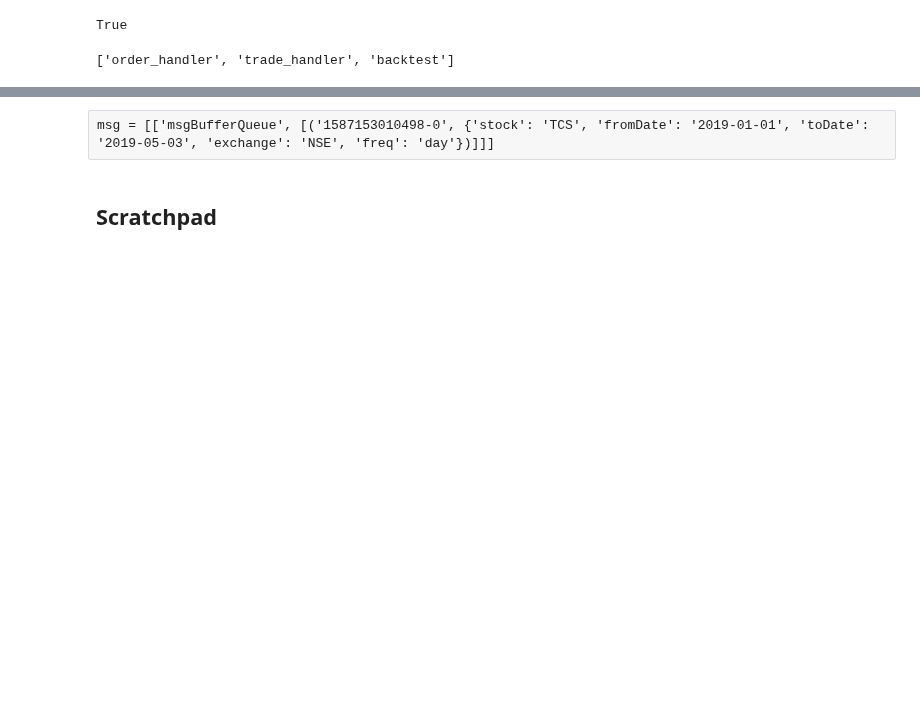
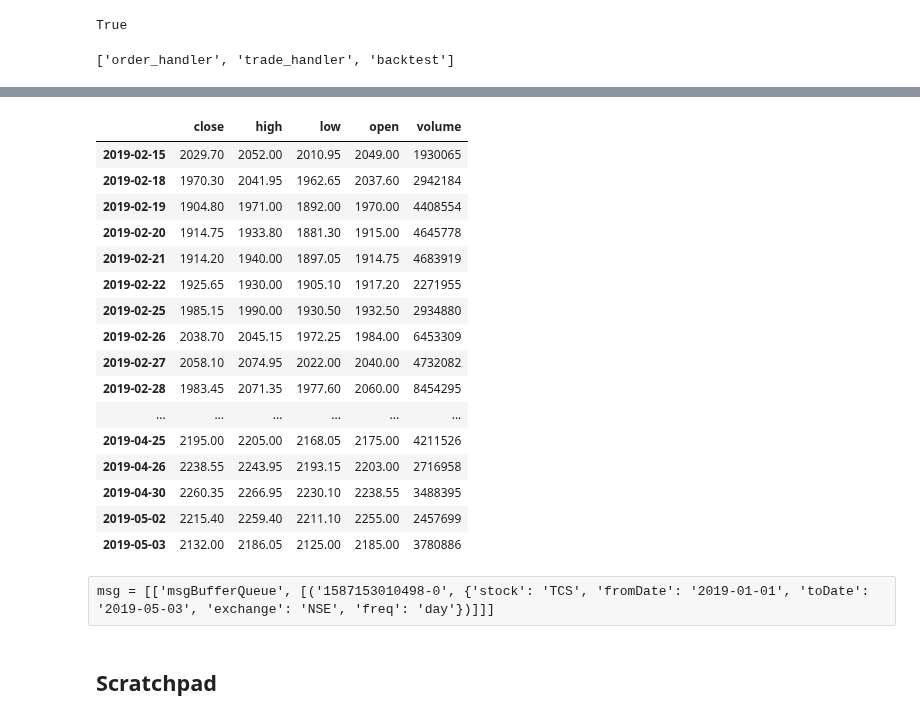
Before and after one commit to suhansaha/algotrader, a Jupyter notebook: src/freedom_v2.ipynb, the cells around one changed output, grey strips where cells are left out. Saved outputs shown, nothing was run; the diff lists cells and outputs as text; code cells hidden in the pictures; blank space fills up the shorter version.

```diff
--- a/src/freedom_v2.ipynb
+++ b/src/freedom_v2.ipynb
@@ -288,3 +270,24 @@ pd.read_json(conn.hget(stock+'_state','ohlc'))
+# %%
+pd.set_option('display.max_rows', 50)
+pd.read_json(conn.hget(stock+'_state','ohlc')).tail(50)
+# %% [output]
+|  | close | high | low | open | volume |
+| 2019-02-15 | 2029.70 | 2052.00 | 2010.95 | 2049.00 | 1930065 |
+| 2019-02-18 | 1970.30 | 2041.95 | 1962.65 | 2037.60 | 2942184 |
+| 2019-02-19 | 1904.80 | 1971.00 | 1892.00 | 1970.00 | 4408554 |
+| 2019-02-20 | 1914.75 | 1933.80 | 1881.30 | 1915.00 | 4645778 |
+| 2019-02-21 | 1914.20 | 1940.00 | 1897.05 | 1914.75 | 4683919 |
+| 2019-02-22 | 1925.65 | 1930.00 | 1905.10 | 1917.20 | 2271955 |
+| 2019-02-25 | 1985.15 | 1990.00 | 1930.50 | 1932.50 | 2934880 |
+| 2019-02-26 | 2038.70 | 2045.15 | 1972.25 | 1984.00 | 6453309 |
+| 2019-02-27 | 2058.10 | 2074.95 | 2022.00 | 2040.00 | 4732082 |
+| 2019-02-28 | 1983.45 | 2071.35 | 1977.60 | 2060.00 | 8454295 |
+| ... | ... | ... | ... | ... | ... |
+| 2019-04-25 | 2195.00 | 2205.00 | 2168.05 | 2175.00 | 4211526 |
+| 2019-04-26 | 2238.55 | 2243.95 | 2193.15 | 2203.00 | 2716958 |
+| 2019-04-30 | 2260.35 | 2266.95 | 2230.10 | 2238.55 | 3488395 |
+| 2019-05-02 | 2215.40 | 2259.40 | 2211.10 | 2255.00 | 2457699 |
+| 2019-05-03 | 2132.00 | 2186.05 | 2125.00 | 2185.00 | 3780886 |
 # %% [raw]
 msg = [['msgBufferQueue', [('1587153010498-0', {'stock': 'TCS', 'fromDate': '2019-01-01', 'toDate': '2019-05-03', 'exchange': 'NSE', 'freq': 'day'})]]]
 # %% [markdown]
```
Also changed, not shown: parts of 11 cells of this notebook, 1 other file.
